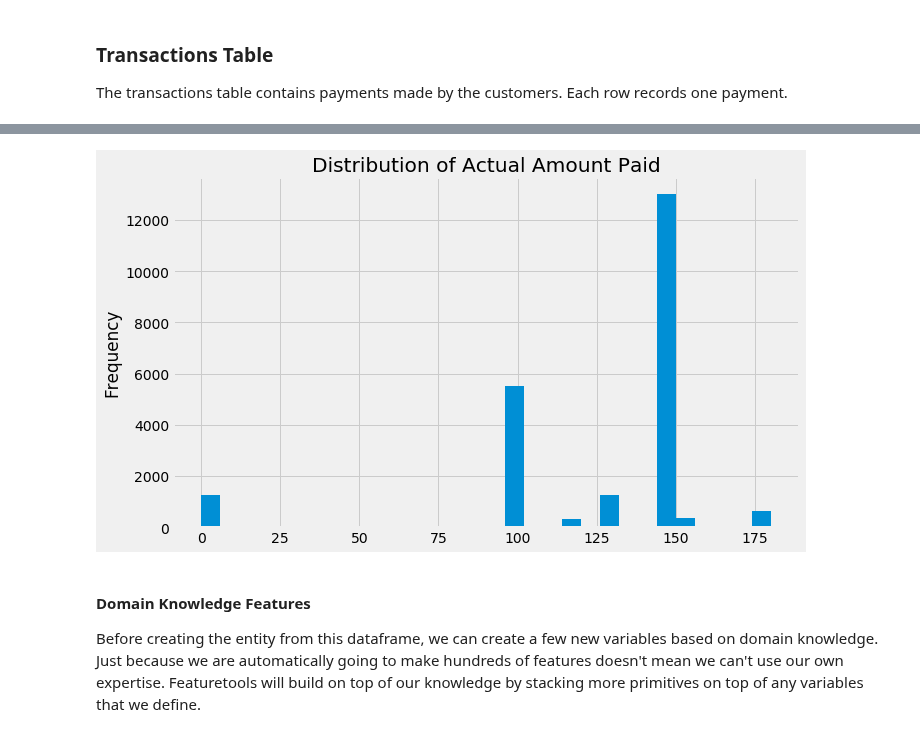
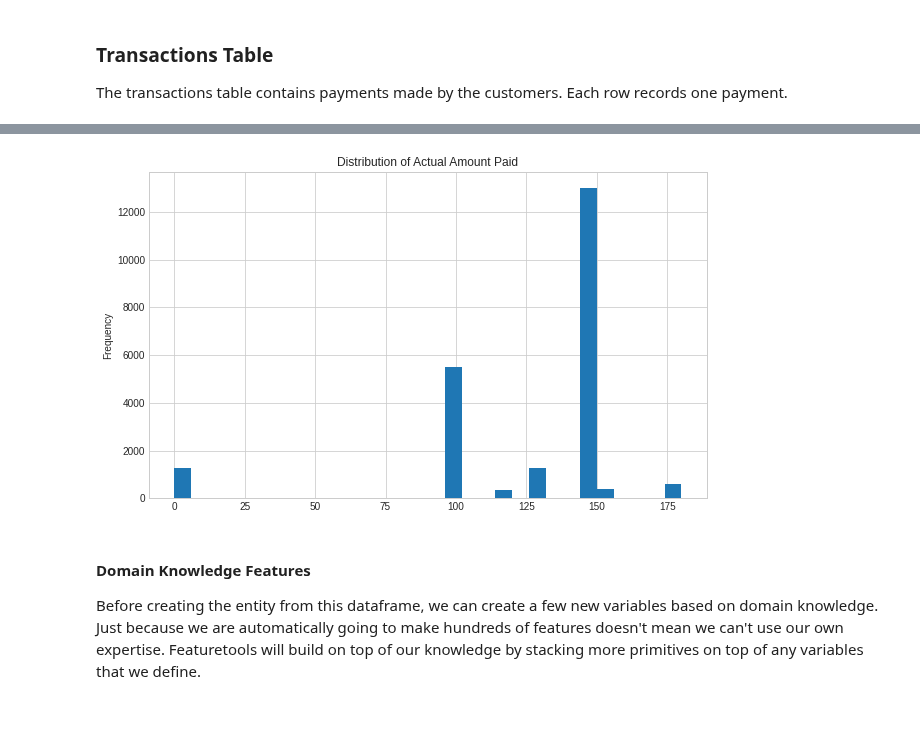
Before and after one commit to villafue/Machine_Learning_Notes, a Jupyter notebook: Feature Engineering/Automated Feature Engineering with Featuretools/Feature_Engineering.ipynb, the cells around one changed output, grey strips where cells are left out. Drawn from its saved outputs; the diff is of its cells as text; code cells hidden in the pictures.

```diff
--- a/Feature Engineering/Automated Feature Engineering with Featuretools/Feature_Engineering.ipynb
+++ b/Feature Engineering/Automated Feature Engineering with Featuretools/Feature_Engineering.ipynb
@@ -156,13 +161,16 @@ trans.head()
 # %%
 import matplotlib.pyplot as plt
 %matplotlib inline
-plt.style.use('fivethirtyeight')
+plt.rcParams.update(plt.rcParamsDefault)
+%matplotlib inline
+plt.style.use(['seaborn-whitegrid'])
+# plt.style.use('fivethirtyeight')
 plt.rcParams['figure.figsize'] = (10, 6)
 
 trans.loc[trans['actual_amount_paid'] < 250, 'actual_amount_paid'].dropna().plot.hist(bins = 30);
 plt.title('Distribution of Actual Amount Paid');
 # %% [output]
-[figure, old version]
+[figure, new version]
 # %% [markdown]
 #### Domain Knowledge Features
 
```
Also changed, not shown: parts of 20 cells of this notebook.
